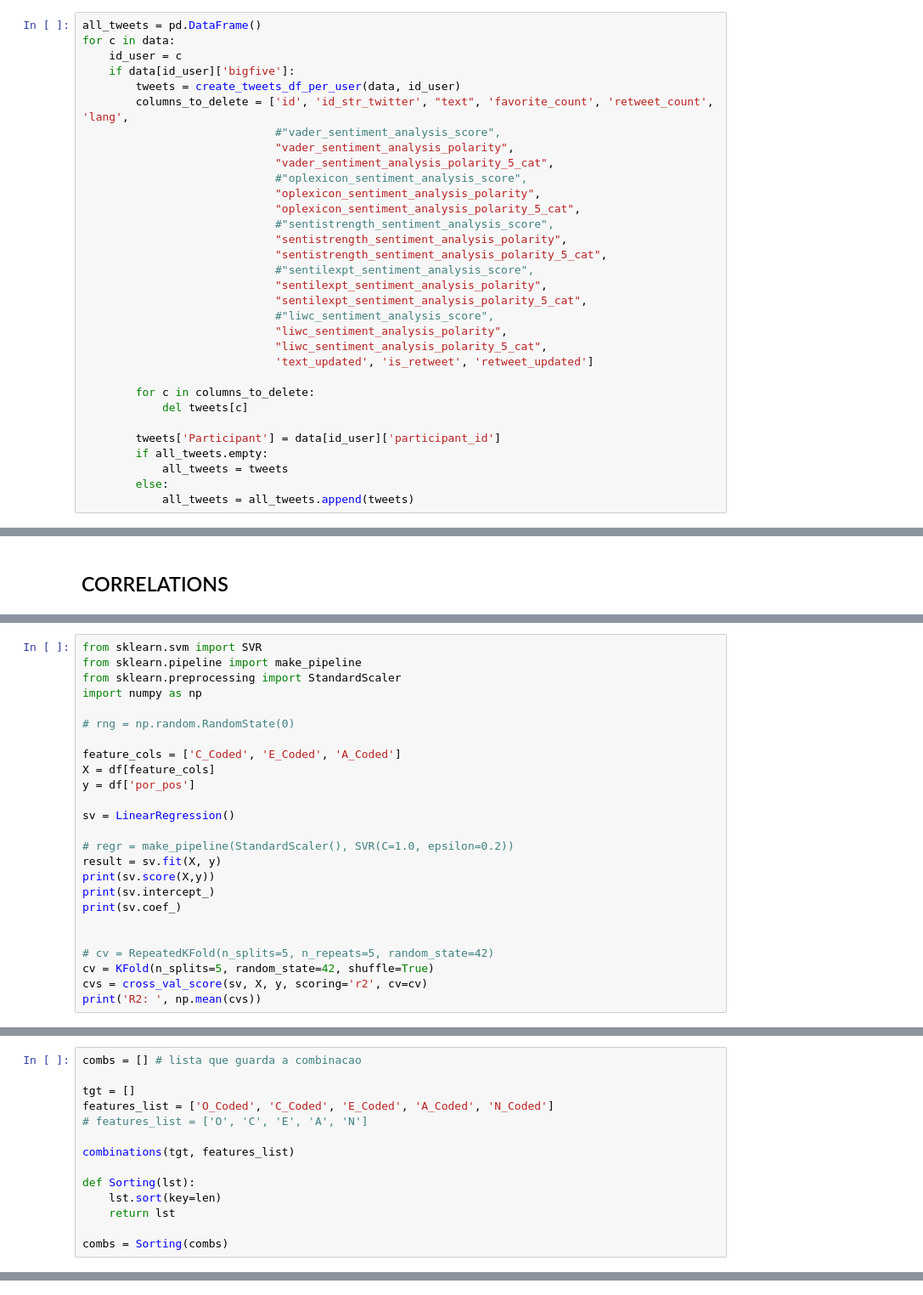
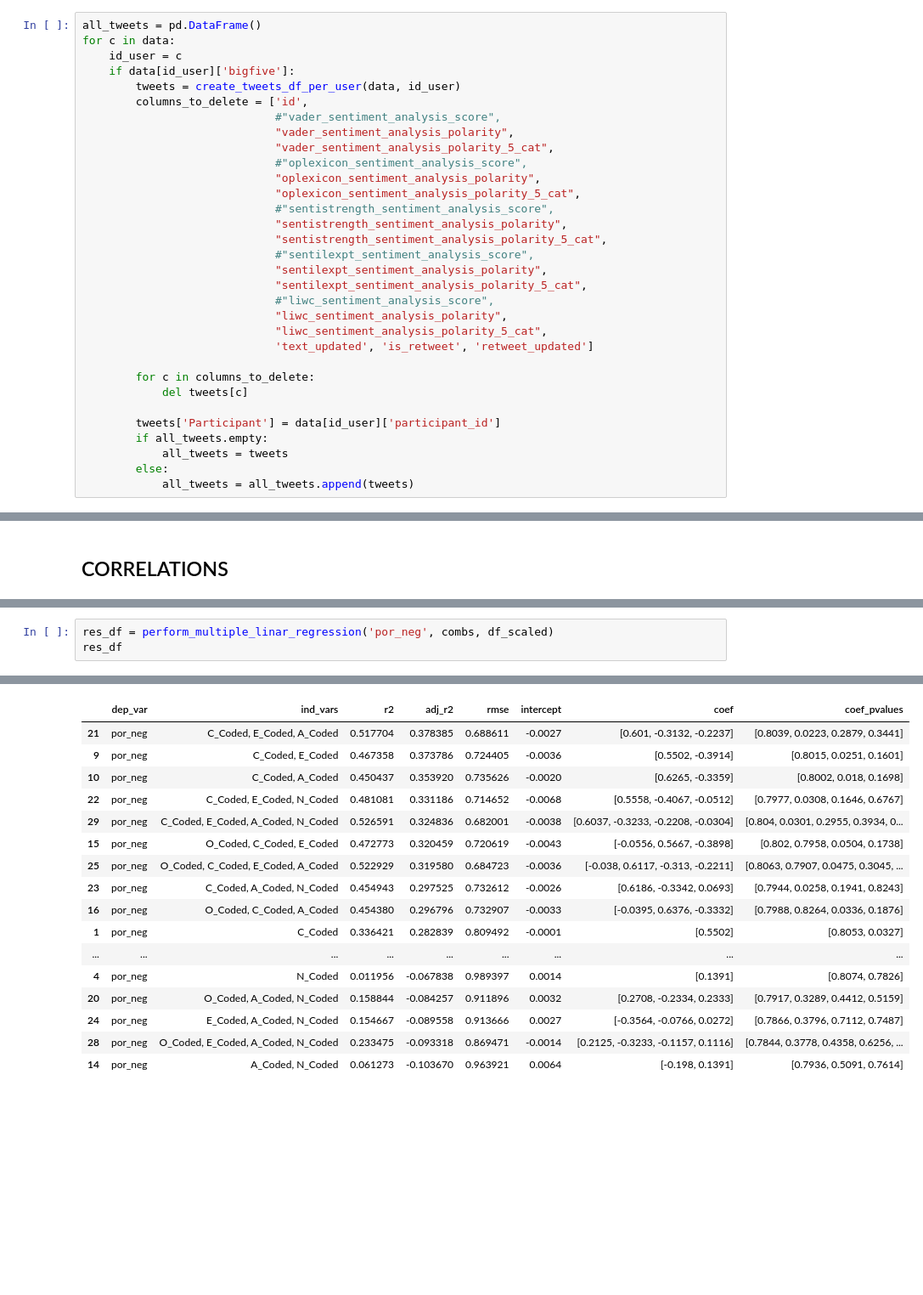
Before and after one commit to leosilva/peerj_computer_science_2022, a Jupyter notebook: Notebooks/Statistics - Linear Regression.ipynb, the cells around one changed output, grey strips where cells are left out. Shown at 85% size. Cells and saved outputs as stored; diff of their text form; blank space fills up the shorter version.

```diff
--- a/Notebooks/Statistics - Linear Regression.ipynb
+++ b/Notebooks/Statistics - Linear Regression.ipynb
@@ -75,7 +66,7 @@ for c in data:
     id_user = c
     if data[id_user]['bigfive']:
         tweets = create_tweets_df_per_user(data, id_user)
-        columns_to_delete = ['id', 'id_str_twitter', "text", 'favorite_count', 'retweet_count', 'lang',
+        columns_to_delete = ['id',
                              #"vader_sentiment_analysis_score",
                              "vader_sentiment_analysis_polarity",
                              "vader_sentiment_analysis_polarity_5_cat",
@@ -1142,25 +341,0 @@ Notes:
-# %%
-from sklearn.svm import SVR
-from sklearn.pipeline import make_pipeline
-from sklearn.preprocessing import StandardScaler
-import numpy as np
-
-# rng = np.random.RandomState(0)
-
-feature_cols = ['C_Coded', 'E_Coded', 'A_Coded']
-X = df[feature_cols]
-y = df['por_pos']
-
-sv = LinearRegression()
-
-# regr = make_pipeline(StandardScaler(), SVR(C=1.0, epsilon=0.2))
-result = sv.fit(X, y)
-print(sv.score(X,y))
-print(sv.intercept_)
-print(sv.coef_)
-
-
-# cv = RepeatedKFold(n_splits=5, n_repeats=5, random_state=42)
-cv = KFold(n_splits=5, random_state=42, shuffle=True)
-cvs = cross_val_score(sv, X, y, scoring='r2', cv=cv)
-print('R2: ', np.mean(cvs))
@@ -1223,14 +341,0 @@ plt.show()
-# %%
-combs = [] # lista que guarda a combinacao
-
-tgt = []
-features_list = ['O_Coded', 'C_Coded', 'E_Coded', 'A_Coded', 'N_Coded']
-# features_list = ['O', 'C', 'E', 'A', 'N']
-
-combinations(tgt, features_list)
-
-def Sorting(lst):
-    lst.sort(key=len)
-    return lst
-
-combs = Sorting(combs)
@@ -1584,0 +424,4 @@ df_scaled.rcorr(method='spearman', stars=False)
+# %%
+res_df = perform_multiple_linar_regression('por_neg', combs, df_scaled)
+res_df
+# %% [output]
@@ -1584,0 +429,17 @@ df_scaled.rcorr(method='spearman', stars=False)
+|  | dep_var | ind_vars | r2 | adj_r2 | rmse | intercept | coef | coef_pvalues |
+| 21 | por_neg | C_Coded, E_Coded, A_Coded | 0.517704 | 0.378385 | 0.688611 | -0.0027 | [0.601, -0.3132, -0.2237] | [0.8039, 0.0223, 0.2879, 0.3441] |
+| 9 | por_neg | C_Coded, E_Coded | 0.467358 | 0.373786 | 0.724405 | -0.0036 | [0.5502, -0.3914] | [0.8015, 0.0251, 0.1601] |
+| 10 | por_neg | C_Coded, A_Coded | 0.450437 | 0.353920 | 0.735626 | -0.0020 | [0.6265, -0.3359] | [0.8002, 0.018, 0.1698] |
+| 22 | por_neg | C_Coded, E_Coded, N_Coded | 0.481081 | 0.331186 | 0.714652 | -0.0068 | [0.5558, -0.4067, -0.0512] | [0.7977, 0.0308, 0.1646, 0.6767] |
+| 29 | por_neg | C_Coded, E_Coded, A_Coded, N_Coded | 0.526591 | 0.324836 | 0.682001 | -0.0038 | [0.6037, -0.3233, -0.2208, -0.0304] | [0.804, 0.0301, 0.2955, 0.3934, 0... |
+| 15 | por_neg | O_Coded, C_Coded, E_Coded | 0.472773 | 0.320459 | 0.720619 | -0.0043 | [-0.0556, 0.5667, -0.3898] | [0.802, 0.7958, 0.0504, 0.1738] |
+| 25 | por_neg | O_Coded, C_Coded, E_Coded, A_Coded | 0.522929 | 0.319580 | 0.684723 | -0.0036 | [-0.038, 0.6117, -0.313, -0.2211] | [0.8063, 0.7907, 0.0475, 0.3045, ... |
+| 23 | por_neg | C_Coded, A_Coded, N_Coded | 0.454943 | 0.297525 | 0.732612 | -0.0026 | [0.6186, -0.3342, 0.0693] | [0.7944, 0.0258, 0.1941, 0.8243] |
+| 16 | por_neg | O_Coded, C_Coded, A_Coded | 0.454380 | 0.296796 | 0.732907 | -0.0033 | [-0.0395, 0.6376, -0.3332] | [0.7988, 0.8264, 0.0336, 0.1876] |
+| 1 | por_neg | C_Coded | 0.336421 | 0.282839 | 0.809492 | -0.0001 | [0.5502] | [0.8053, 0.0327] |
+| ... | ... | ... | ... | ... | ... | ... | ... | ... |
+| 4 | por_neg | N_Coded | 0.011956 | -0.067838 | 0.989397 | 0.0014 | [0.1391] | [0.8074, 0.7826] |
+| 20 | por_neg | O_Coded, A_Coded, N_Coded | 0.158844 | -0.084257 | 0.911896 | 0.0032 | [0.2708, -0.2334, 0.2333] | [0.7917, 0.3289, 0.4412, 0.5159] |
+| 24 | por_neg | E_Coded, A_Coded, N_Coded | 0.154667 | -0.089558 | 0.913666 | 0.0027 | [-0.3564, -0.0766, 0.0272] | [0.7866, 0.3796, 0.7112, 0.7487] |
+| 28 | por_neg | O_Coded, E_Coded, A_Coded, N_Coded | 0.233475 | -0.093318 | 0.869471 | -0.0014 | [0.2125, -0.3233, -0.1157, 0.1116] | [0.7844, 0.3778, 0.4358, 0.6256, ... |
+| 14 | por_neg | A_Coded, N_Coded | 0.061273 | -0.103670 | 0.963921 | 0.0064 | [-0.198, 0.1391] | [0.7936, 0.5091, 0.7614] |
```
Also changed, not shown: parts of 49 cells of this notebook.
